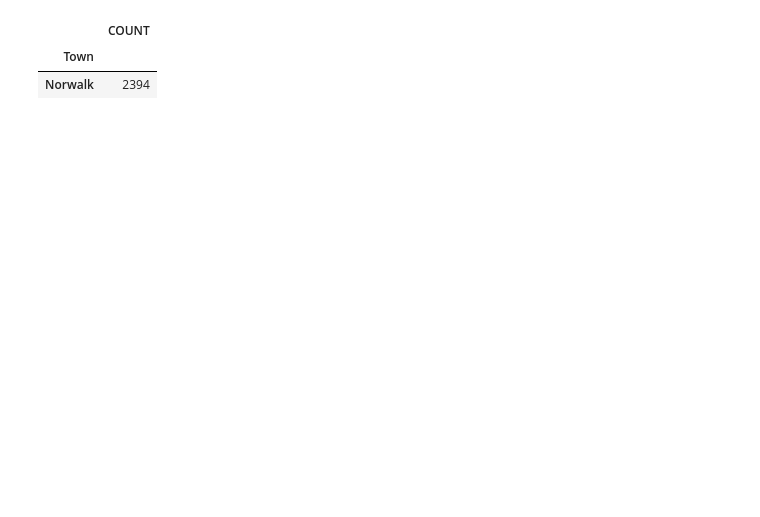
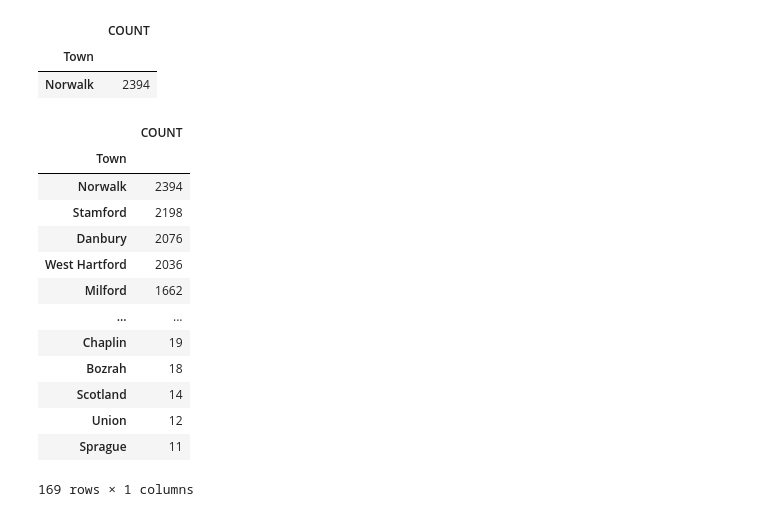
Before and after one commit to techsparksguru/data_ai_for_all, a Jupyter notebook: real_estate_sales.ipynb, the cells around one changed output. Drawn from its saved outputs; the diff is of its cells as text; code cells hidden in the pictures; blank space fills up the shorter version.

```diff
--- a/real_estate_sales.ipynb
+++ b/real_estate_sales.ipynb
@@ -149,3 +170,20 @@ my_df1[my_df1['COUNT'] == my_df1['COUNT'].max()]
 |  | COUNT |
 | Town |  |
 | Norwalk | 2394 |
+# %%
+my_df1.sort_values(by=['COUNT'], ascending=False)
+# %% [output]
+|  | COUNT |
+| Town |  |
+| Norwalk | 2394 |
+| Stamford | 2198 |
+| Danbury | 2076 |
+| West Hartford | 2036 |
+| Milford | 1662 |
+| ... | ... |
+| Chaplin | 19 |
+| Bozrah | 18 |
+| Scotland | 14 |
+| Union | 12 |
+| Sprague | 11 |
+169 rows × 1 columns
```
Also changed, not shown: parts of 8 cells of this notebook, 10 other files.
